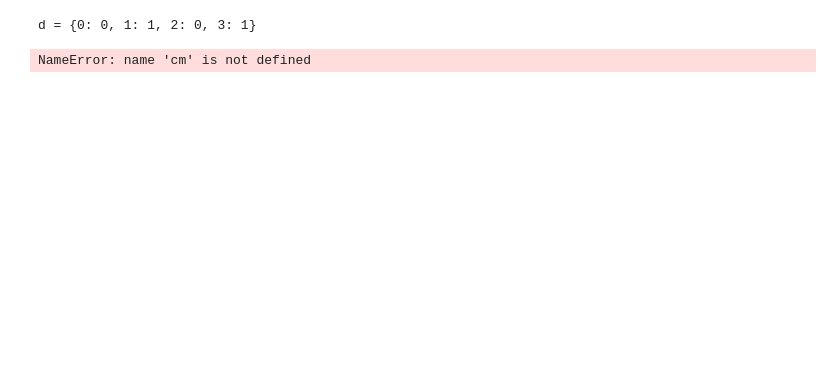
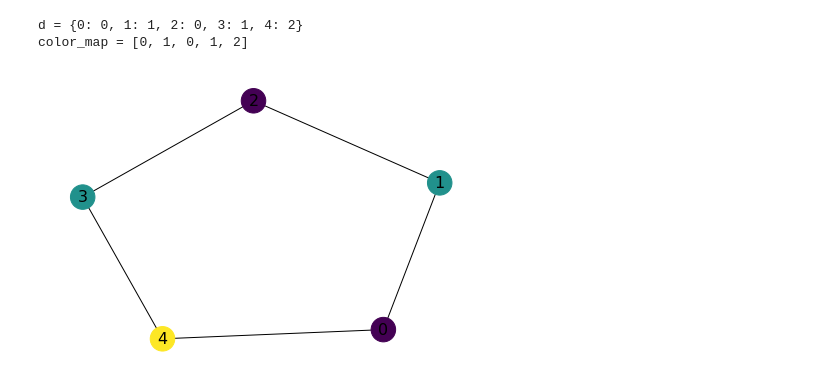
Before and after one commit to eduardo-ono/Teoria-dos-Grafos-e-Aplicacoes, a Jupyter notebook: conteudo-teorico/09-coloração/coloracao.ipynb, the cells around one changed output. Cells and saved outputs as stored; diff of their text form; code cells hidden in the pictures; blank space fills up the shorter version.

```diff
--- a/conteudo-teorico/09-coloração/coloracao.ipynb
+++ b/conteudo-teorico/09-coloração/coloracao.ipynb
@@ -8,13 +49,0 @@ de um grafo $G$. É denotado como $\chi(G)$.
-# %%
-%matplotlib inline
-
-import networkx as nx
-import matplotlib.pyplot as plt
-import matplotlib.cm as cm
-
-nx_draw_opt = {
-    'node_size': 600,
-    # 'node_color': 'salmon',
-    'font_size': 16,
-    'with_labels': True
-}
@@ -21,13 +62,14 @@ nx_draw_opt = {
 # %%
 # Ref.: https://networkx.org/documentation/stable/reference/algorithms/generated/networkx.algorithms.coloring.greedy_color.html#networkx.algorithms.coloring.greedy_color
 
-G = nx.cycle_graph(4)
+G = nx.cycle_graph(5)
 d = nx.coloring.greedy_color(G, strategy="largest_first")
 print('d =', d)
-color_map = list(d)
-color_map = [cm.hot(d)]
+color_map = list(d.values())
 print('color_map =', color_map)
+# color_map = [cm.hot(color_map)]
 nx.draw(G, node_color=color_map, **nx_draw_opt)
 # %% [output]
-d = {0: 0, 1: 1, 2: 0, 3: 1}
+d = {0: 0, 1: 1, 2: 0, 3: 1, 4: 2}
+color_map = [0, 1, 0, 1, 2]
-NameError: name 'cm' is not defined
+[figure, added]
```
Also changed, not shown: parts of 8 cells of this notebook, 2 other files.
